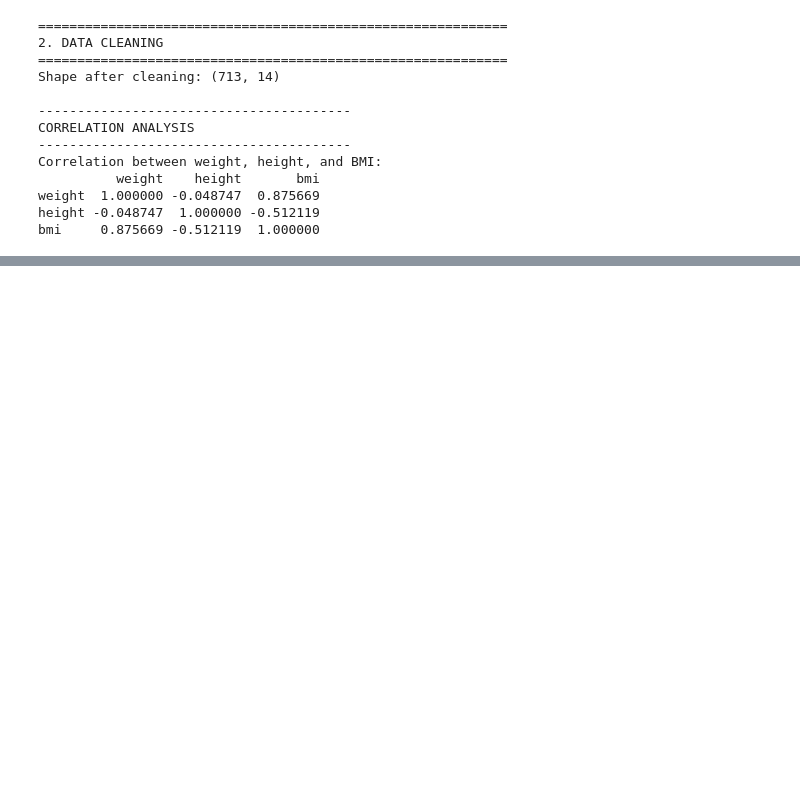
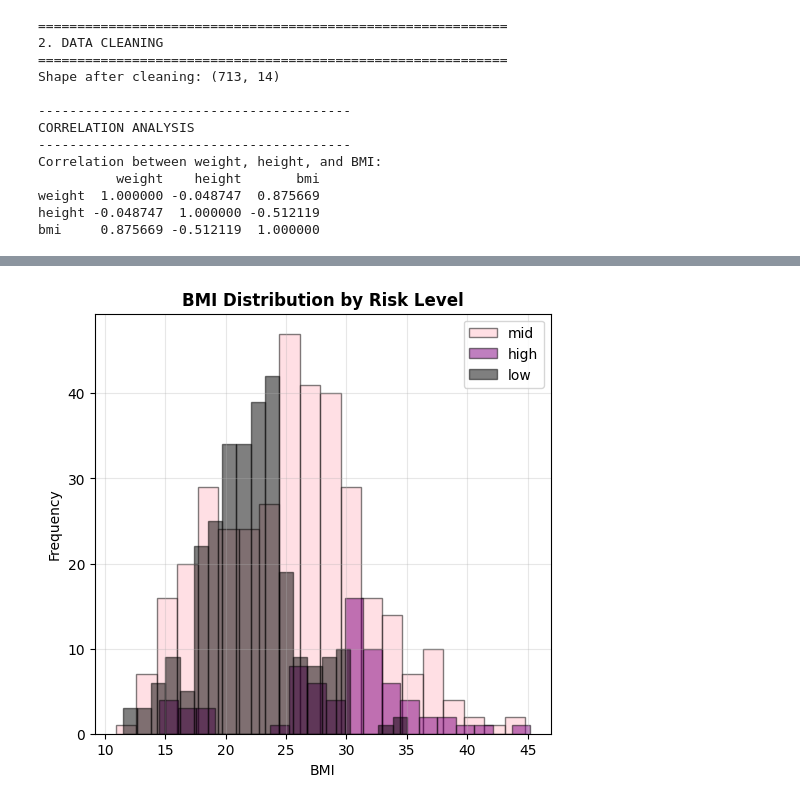
Before and after one commit to anudaindu/CM2604_Telco_Churn_Anuda, a Jupyter notebook: DiabetesRiskPrediction.ipynb, the cells around one changed output, grey strips where cells are left out. Saved outputs shown, nothing was run; the diff lists cells and outputs as text; code cells hidden in the pictures; blank space fills up the shorter version.

```diff
--- a/DiabetesRiskPrediction.ipynb
+++ b/DiabetesRiskPrediction.ipynb
@@ -287,0 +149,22 @@ Feature scaling completed (StandardScaler)
+# %%
+# Create figure for EDA plots
+plt.figure(figsize=(20, 12))
+# 3. BMI distribution by risk level
+plt.subplot(2, 3, 3)
+risk_levels = df['risk_level'].unique()
+for risk in risk_levels:
+    subset = df[df['risk_level'] == risk]
+    if risk == 'low':
+        color = 'black'
+    elif risk == 'mid':
+        color = 'pink'
+    else:
+        color = 'purple'
+    plt.hist(subset['bmi'], alpha=0.5, label=risk, color=color, bins=20, edgecolor='black')
+plt.title('BMI Distribution by Risk Level', fontsize=12, fontweight='bold')
+plt.xlabel('BMI')
+plt.ylabel('Frequency')
+plt.legend()
+plt.grid(True, alpha=0.3)
+# %% [output]
+[figure, added]
```
Also changed, not shown: parts of 14 cells of this notebook.
